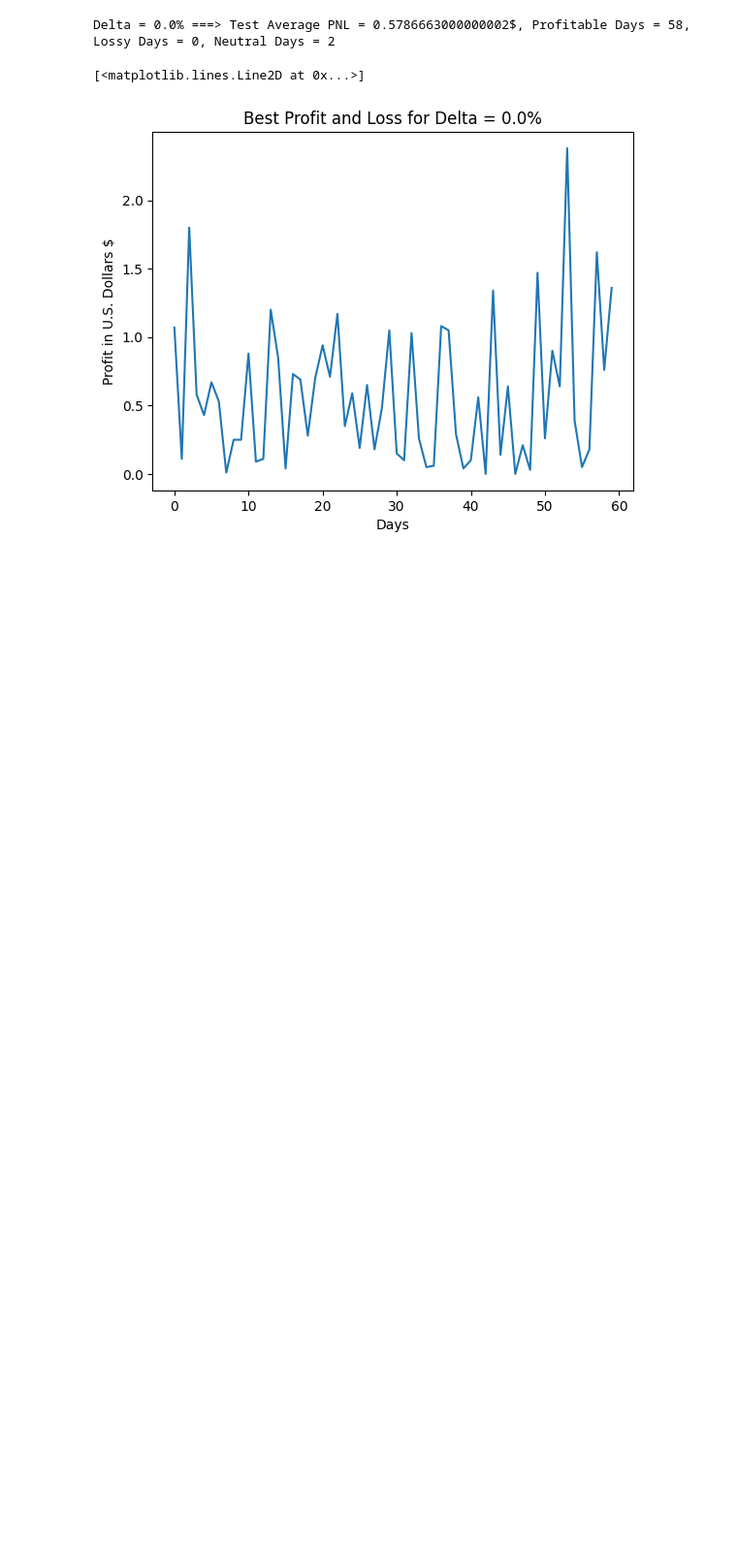
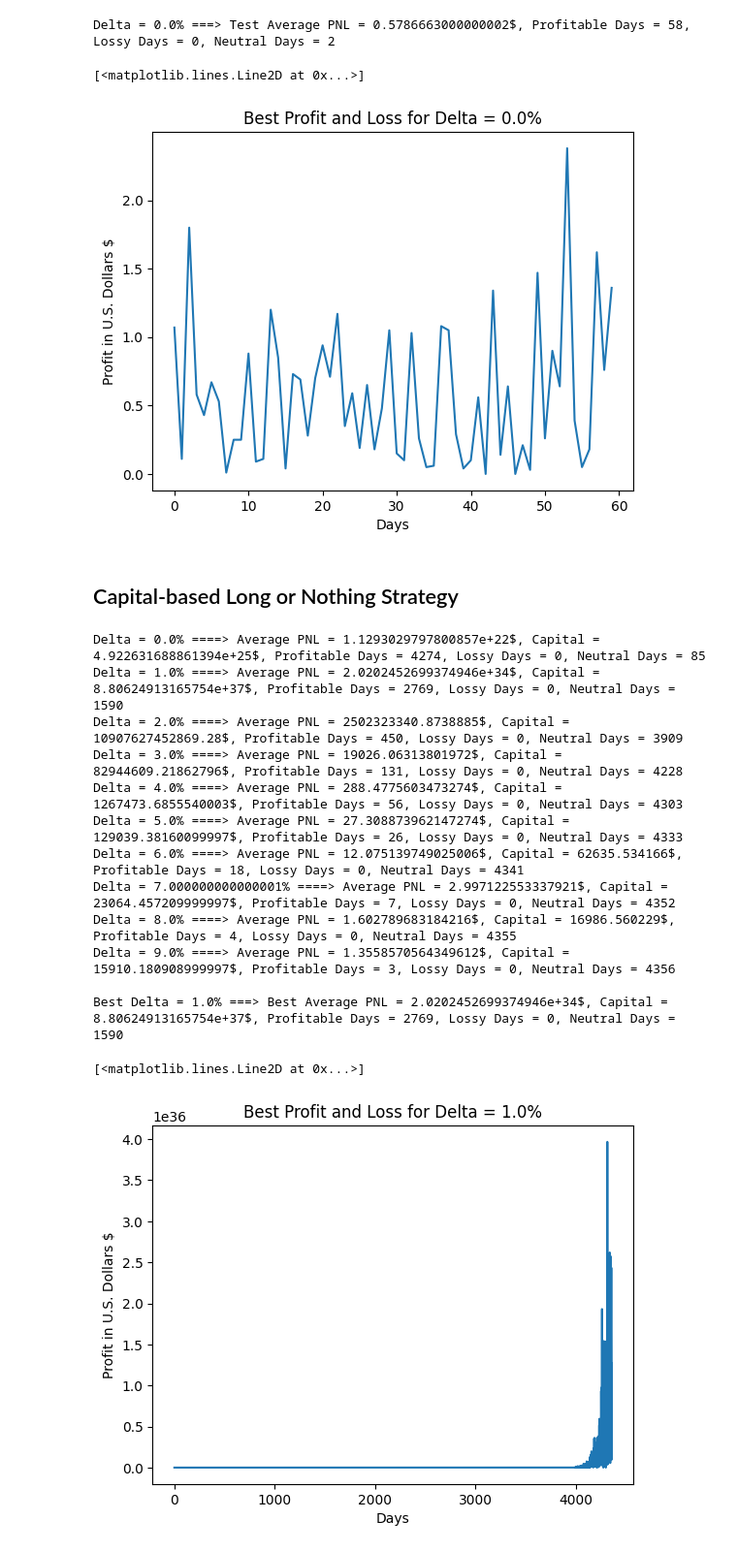
Before and after one commit to VibhuKrovvidi/USO_ETF_Day_Trading, a Jupyter notebook: notebooks/4_strategy.ipynb, the cells around one changed output. Shown: that part at 97% size. Cells and saved outputs as stored; diff of their text form; code cells hidden in the pictures; blank space fills up the shorter version.

Commit message:
Added a capital based trading strategy

```diff
--- a/notebooks/4_strategy.ipynb
+++ b/notebooks/4_strategy.ipynb
@@ -76,7 +78,7 @@ best_loss_days = None
 best_neutral_days = None
 
 for delta_percent in delta_percents:
-    pnl, num_profit_days, num_loss_days, num_neutral_days = day_trading_strategy(train_df, delta_percent=delta_percent)
+    pnl, num_profit_days, num_loss_days, num_neutral_days = long_nothing_day_strategy(train_df, delta_percent=delta_percent)
 
     avg_pnl = sum(pnl) / len(pnl)
 
@@ -129,3 +131,5 @@ plt.plot(test_pnl)
 Delta = 0.0% ===> Test Average PNL = 0.5786663000000002$, Profitable Days = 58, Lossy Days = 0, Neutral Days = 2
 [<matplotlib.lines.Line2D at 0x...>]
 [figure]
+# %% [markdown]
+## Capital-based Long or Nothing Strategy
@@ -131,0 +180,50 @@ Delta = 0.0% ===> Test Average PNL = 0.5786663000000002$, Profitable Days = 58,
+# %%
+delta_percents = np.arange(0, 0.1, 0.01)
+
+best_avg_pnl = -1 * float('inf')
+best_delta_percent = None
+best_pnl = None
+best_profit_days = None
+best_loss_days = None
+best_neutral_days = None
+best_capital = None
+
+for delta_percent in delta_percents:
+    pnl, num_profit_days, num_loss_days, num_neutral_days, capital = capital_long_nothing_strategy(train_df, delta_percent=delta_percent)
+
+    avg_pnl = sum(pnl) / len(pnl)
+
+    if avg_pnl > best_avg_pnl:
+        best_avg_pnl = avg_pnl
+        best_delta_percent = delta_percent
+        best_pnl = pnl
+        best_profit_days = num_profit_days
+        best_loss_days = num_loss_days
+        best_neutral_days = num_neutral_days
+        best_capital = capital
+
+    print(f"Delta = {delta_percent*100}% ====> Average PNL = {avg_pnl}$, Capital = {capital}$, Profitable Days = {num_profit_days}, Lossy Days = {num_loss_days}, Neutral Days = {num_neutral_days}")
+
+print()
+
+print(f'Best Delta = {best_delta_percent*100}% ===> Best Average PNL = {best_avg_pnl}$, Capital = {best_capital}$, Profitable Days = {best_profit_days}, Lossy Days = {best_loss_days}, Neutral Days = {best_neutral_days}')
+
+plt.title(f'Best Profit and Loss for Delta = {best_delta_percent*100}%')
+plt.xlabel('Days')
+plt.ylabel('Profit in U.S. Dollars $')
+plt.plot(best_pnl)
+# %% [output]
+Delta = 0.0% ====> Average PNL = 1.1293029797800857e+22$, Capital = 4.922631688861394e+25$, Profitable Days = 4274, Lossy Days = 0, Neutral Days = 85
+Delta = 1.0% ====> Average PNL = 2.0202452699374946e+34$, Capital = 8.80624913165754e+37$, Profitable Days = 2769, Lossy Days = 0, Neutral Days = 1590
+Delta = 2.0% ====> Average PNL = 2502323340.8738885$, Capital = 10907627452869.28$, Profitable Days = 450, Lossy Days = 0, Neutral Days = 3909
+Delta = 3.0% ====> Average PNL = 19026.06313801972$, Capital = 82944609.21862796$, Profitable Days = 131, Lossy Days = 0, Neutral Days = 4228
+Delta = 4.0% ====> Average PNL = 288.4775603473274$, Capital = 1267473.6855540003$, Profitable Days = 56, Lossy Days = 0, Neutral Days = 4303
+Delta = 5.0% ====> Average PNL = 27.308873962147274$, Capital = 129039.38160099997$, Profitable Days = 26, Lossy Days = 0, Neutral Days = 4333
+Delta = 6.0% ====> Average PNL = 12.075139749025006$, Capital = 62635.534166$, Profitable Days = 18, Lossy Days = 0, Neutral Days = 4341
+Delta = 7.000000000000001% ====> Average PNL = 2.997122553337921$, Capital = 23064.457209999997$, Profitable Days = 7, Lossy Days = 0, Neutral Days = 4352
+Delta = 8.0% ====> Average PNL = 1.602789683184216$, Capital = 16986.560229$, Profitable Days = 4, Lossy Days = 0, Neutral Days = 4355
+Delta = 9.0% ====> Average PNL = 1.3558570564349612$, Capital = 15910.180908999997$, Profitable Days = 3, Lossy Days = 0, Neutral Days = 4356
+
+Best Delta = 1.0% ===> Best Average PNL = 2.0202452699374946e+34$, Capital = 8.80624913165754e+37$, Profitable Days = 2769, Lossy Days = 0, Neutral Days = 1590
+[<matplotlib.lines.Line2D at 0x...>]
+[figure, added]
```
Also changed, not shown: parts of 6 cells of this notebook.
